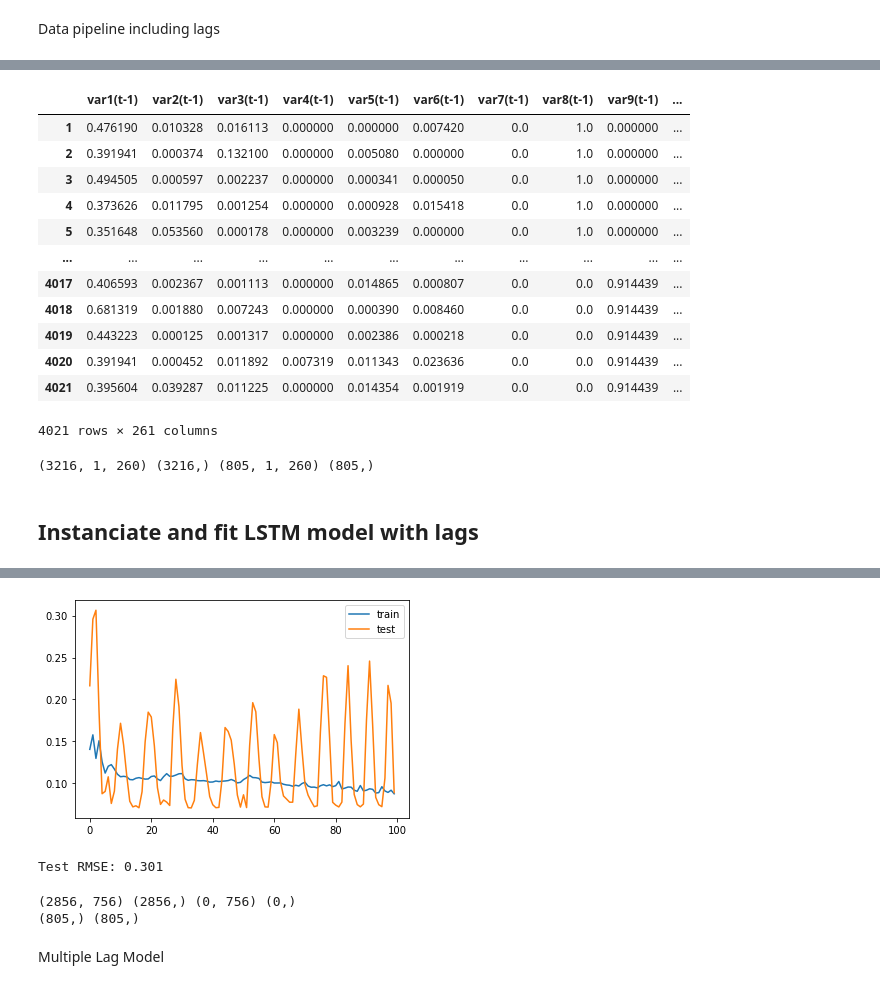
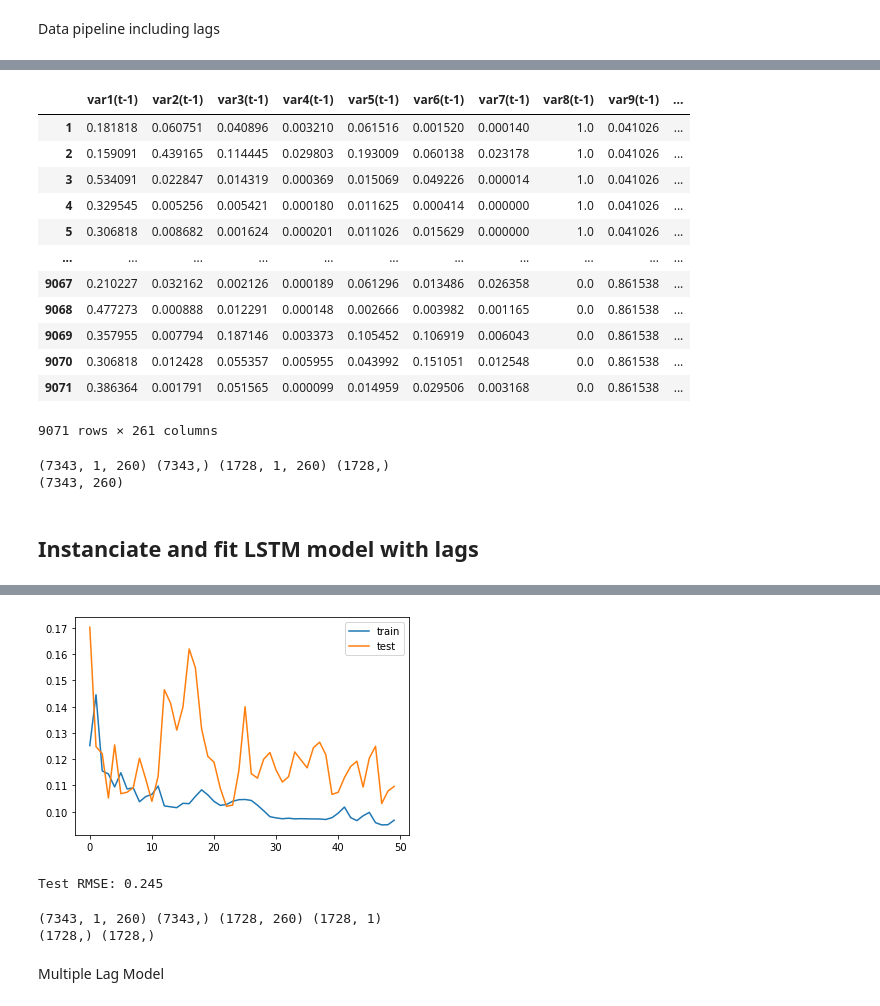
Before and after one commit to davidmcbee/Health_and_Avocados, a Jupyter notebook: LSTM_Multivariate_Prices_climate.ipynb, the cells around one changed output, grey strips where cells are left out. Saved outputs shown, nothing was run; the diff lists cells and outputs as text; code cells hidden in the pictures.

Commit message:
prices_climate multivariate with lags

```diff
--- a/LSTM_Multivariate_Prices_climate.ipynb
+++ b/LSTM_Multivariate_Prices_climate.ipynb
@@ -214,7 +226,7 @@ def series_to_supervised(data, n_in=2, n_out=1, dropnan=False):
     return agg
 
 # read in data
-dataset = pd.read_csv('lstm_cleaned_org_prices_clim.csv', header=0, index_col=0)
+dataset = pd.read_csv('lstm_cleaned_conv_prices_clim.csv', header=0, index_col=0)
 
 # Generate our categorical variable lists
 cat = dataset.dtypes[dataset.dtypes == "object"].index.tolist()
@@ -240,7 +252,6 @@ dataset = dataset.astype('float')
 # Normalize the dataset
 scaler = MinMaxScaler(feature_range=(0,1))
 scaled= scaler.fit_transform(dataset)
-len(dataset)
 
 # Reframe as supervised learning
 reframed = series_to_supervised(scaled, 1, 1)
@@ -249,5 +260,5 @@ reframed = series_to_supervised(scaled, 1, 1)
 # drop columns we don't want to predict
 reframed.drop(reframed.iloc[:, 261:,], axis=1, inplace=True)
 reframed.drop(reframed.index[0], inplace=True)
-print(reframed)
+reframed.shape
 # %% [output]
@@ -272,44 +283,47 @@ print(reframed)
 reframed
 # %% [output]
 |  | var1(t-1) | var2(t-1) | var3(t-1) | var4(t-1) | var5(t-1) | var6(t-1) | var7(t-1) | var8(t-1) | var9(t-1) | ... |
-| 1 | 0.476190 | 0.010328 | 0.016113 | 0.000000 | 0.000000 | 0.007420 | 0.0 | 1.0 | 0.000000 | ... |
-| 2 | 0.391941 | 0.000374 | 0.132100 | 0.000000 | 0.005080 | 0.000000 | 0.0 | 1.0 | 0.000000 | ... |
-| 3 | 0.494505 | 0.000597 | 0.002237 | 0.000000 | 0.000341 | 0.000050 | 0.0 | 1.0 | 0.000000 | ... |
-| 4 | 0.373626 | 0.011795 | 0.001254 | 0.000000 | 0.000928 | 0.015418 | 0.0 | 1.0 | 0.000000 | ... |
-| 5 | 0.351648 | 0.053560 | 0.000178 | 0.000000 | 0.003239 | 0.000000 | 0.0 | 1.0 | 0.000000 | ... |
+| 1 | 0.181818 | 0.060751 | 0.040896 | 0.003210 | 0.061516 | 0.001520 | 0.000140 | 1.0 | 0.041026 | ... |
+| 2 | 0.159091 | 0.439165 | 0.114445 | 0.029803 | 0.193009 | 0.060138 | 0.023178 | 1.0 | 0.041026 | ... |
+| 3 | 0.534091 | 0.022847 | 0.014319 | 0.000369 | 0.015069 | 0.049226 | 0.000014 | 1.0 | 0.041026 | ... |
+| 4 | 0.329545 | 0.005256 | 0.005421 | 0.000180 | 0.011625 | 0.000414 | 0.000000 | 1.0 | 0.041026 | ... |
+| 5 | 0.306818 | 0.008682 | 0.001624 | 0.000201 | 0.011026 | 0.015629 | 0.000000 | 1.0 | 0.041026 | ... |
 | ... | ... | ... | ... | ... | ... | ... | ... | ... | ... | ... |
-| 4017 | 0.406593 | 0.002367 | 0.001113 | 0.000000 | 0.014865 | 0.000807 | 0.0 | 0.0 | 0.914439 | ... |
-| 4018 | 0.681319 | 0.001880 | 0.007243 | 0.000000 | 0.000390 | 0.008460 | 0.0 | 0.0 | 0.914439 | ... |
-| 4019 | 0.443223 | 0.000125 | 0.001317 | 0.000000 | 0.002386 | 0.000218 | 0.0 | 0.0 | 0.914439 | ... |
-| 4020 | 0.391941 | 0.000452 | 0.011892 | 0.007319 | 0.011343 | 0.023636 | 0.0 | 0.0 | 0.914439 | ... |
-| 4021 | 0.395604 | 0.039287 | 0.011225 | 0.000000 | 0.014354 | 0.001919 | 0.0 | 0.0 | 0.914439 | ... |
+| 9067 | 0.210227 | 0.032162 | 0.002126 | 0.000189 | 0.061296 | 0.013486 | 0.026358 | 0.0 | 0.861538 | ... |
+| 9068 | 0.477273 | 0.000888 | 0.012291 | 0.000148 | 0.002666 | 0.003982 | 0.001165 | 0.0 | 0.861538 | ... |
+| 9069 | 0.357955 | 0.007794 | 0.187146 | 0.003373 | 0.105452 | 0.106919 | 0.006043 | 0.0 | 0.861538 | ... |
+| 9070 | 0.306818 | 0.012428 | 0.055357 | 0.005955 | 0.043992 | 0.151051 | 0.012548 | 0.0 | 0.861538 | ... |
+| 9071 | 0.386364 | 0.001791 | 0.051565 | 0.000099 | 0.014959 | 0.029506 | 0.003168 | 0.0 | 0.861538 | ... |
-4021 rows × 261 columns
+9071 rows × 261 columns
 # %%
 # split into train and test sets
 value = reframed
-n_train = 3216 # 2018 through 2019
+n_train = 7343 # 2017 through 2019
 n_features = 261
 train = value[:n_train].values
 test = value[n_train:].values
 train_X, train_y = train[:, :-1], train[:, -1]
+train_X_no_timesteps = train[:, :-1]
 test_X, test_y = test[:, :-1], test[:, -1]
 
 # reshape input to be 3D [samples, timesteps, features]
 train_X = train_X.reshape((train_X.shape[0], 1, train_X.shape[1]))
 test_X = test_X.reshape((test_X.shape[0], 1, test_X.shape[1]))
 print(train_X.shape, train_y.shape, test_X.shape, test_y.shape)
+print(train_X_no_timesteps.shape)
 # %% [output]
-(3216, 1, 260) (3216,) (805, 1, 260) (805,)
+(7343, 1, 260) (7343,) (1728, 1, 260) (1728,)
+(7343, 260)
 # %% [markdown]
 ## Instanciate and fit LSTM model with lags
 # %%
 # design network
 model = Sequential()
-model.add(LSTM(100, input_shape=(train_X.shape[1], train_X.shape[2])))
+model.add(LSTM(150, input_shape=(train_X.shape[1], train_X.shape[2])))
 model.add(Dense(1))
 model.compile(loss='mae', optimizer='adam')
 # fit network
-history = model.fit(train_X, train_y, epochs=100, batch_size=50, validation_data=(test_X, test_y), verbose=2, shuffle=False)
+history = model.fit(train_X, train_y, epochs=50, batch_size=50, validation_data=(test_X, test_y), verbose=2, shuffle=False)
 # plot history
 plt.plot(history.history['loss'], label='train')
 plt.plot(history.history['val_loss'], label='test')
@@ -356,11 +370,11 @@ Epoch 100/100
-[figure, old version]
+[figure, new version]
-Test RMSE: 0.301
+Test RMSE: 0.245
 # %%
 print(train_X.shape, train_y.shape, test_X.shape, test_y.shape)
 print(inv_yhat.shape,inv_y.shape )
 # %% [output]
-(2856, 756) (2856,) (0, 756) (0,)
-(805,) (805,)
+(7343, 1, 260) (7343,) (1728, 260) (1728, 1)
+(1728,) (1728,)
 # %%
 # loss, accuracy = model.evaluate(train_X, train_y)
 # %% [markdown]
```
Also changed, not shown: parts of 28 cells of this notebook, 8 other files.
